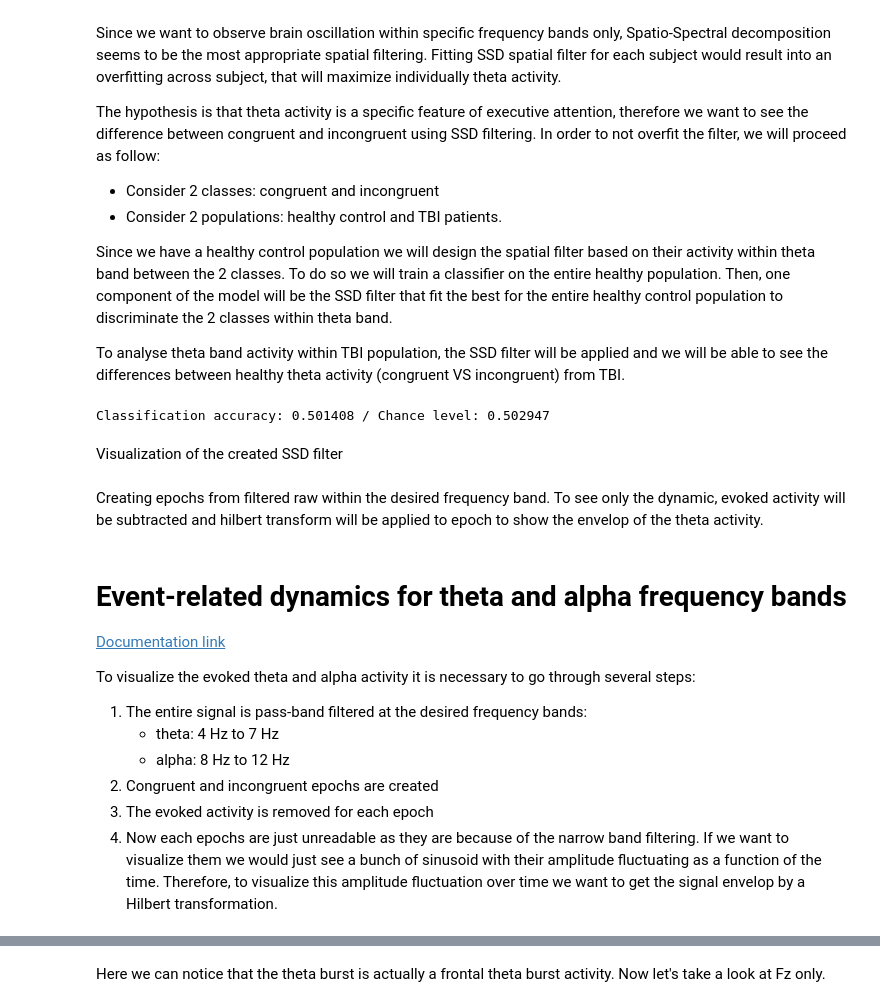
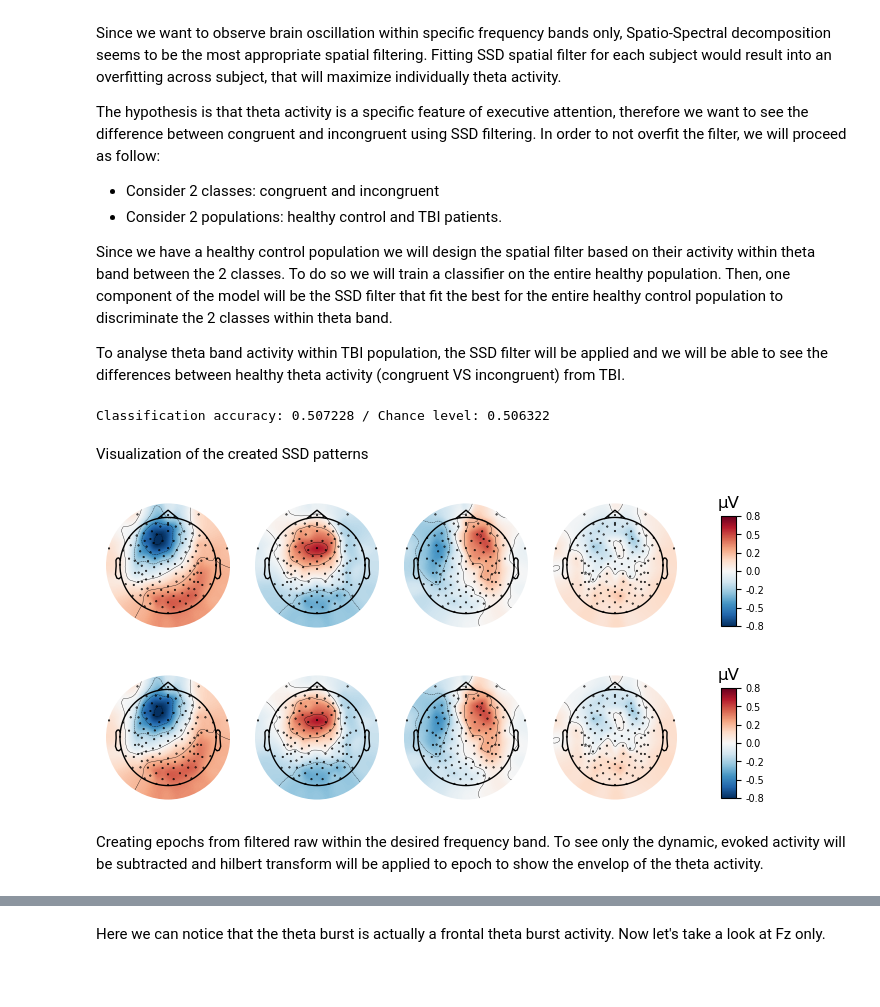
Before and after one commit to Sam54000/preprocessing_theta, a Jupyter notebook: New_MFF_MultiSubjectInluded.ipynb, the cells around one changed output, grey strips where cells are left out. Saved outputs shown, nothing was run; the diff lists cells and outputs as text; code cells hidden in the pictures; blank space fills up the shorter version.

```diff
--- a/New_MFF_MultiSubjectInluded.ipynb
+++ b/New_MFF_MultiSubjectInluded.ipynb
@@ -486,7 +496,7 @@ scores = []
 band = 'theta'
 
 
-cv = sklearn.model_selection.ShuffleSplit(50, train_size=0.7, test_size=0.3, random_state=42)
+cv = sklearn.model_selection.ShuffleSplit(50, train_size=0.4, test_size=0.3, random_state=42)
 cv_split = cv.split(epochs_data)
 
 # Assemble a classifier
@@ -515,10 +525,13 @@ class_balance = max(class_balance, 1. - class_balance)
 print("Classification accuracy: %f / Chance level: %f" % (np.mean(scores),
                                                           class_balance))
 # %% [output]
-Classification accuracy: 0.501408 / Chance level: 0.502947
+Classification accuracy: 0.507228 / Chance level: 0.506322
 # %% [markdown]
-Visualization of the created SSD filter
+Visualization of the created SSD patterns
 # %%
-filters_epochs = mne.EvokedArray(data=ssd.filters_[:4].T,
+patterns_epochs = mne.EvokedArray(data=ssd.patterns_[:4].T,
                                  info=ssd.info)
-filters_epochs.plot_topomap(units=dict(mag='A.U.'), time_format='')
+patterns_epochs.plot_topomap(units=dict(mag='A.U.'), time_format='')
+# %% [output]
+[figure, added]
+[figure, added]
@@ -525,13 +546,2 @@ filters_epochs.plot_topomap(units=dict(mag='A.U.'), time_format='')
 # %% [markdown]
 Creating epochs from filtered raw within the desired frequency band. To see only the dynamic, evoked activity will be subtracted and hilbert transform will be applied to epoch to show the envelop of the theta activity.
-# %% [markdown]
-# Event-related dynamics for theta and alpha frequency bands
-[Documentation link](https://mne.tools/stable/auto_examples/time_frequency/time_frequency_global_field_power.html)
-
-To visualize the evoked theta and alpha activity it is necessary to go through several steps:
-1. The entire signal is pass-band filtered at the desired frequency bands:
-    - theta: 4 Hz to 7 Hz
-    - alpha: 8 Hz to 12 Hz
-2. Congruent and incongruent epochs are created
-3. The evoked activity is removed for each epoch
-4. Now each epochs are just unreadable as they are because of the narrow band filtering. If we want to visualize them we would just see a bunch of sinusoid with their amplitude fluctuating as a function of the time. Therefore, to visualize this amplitude fluctuation over time we want to get the signal envelop by a Hilbert transformation.
```
Also changed, not shown: parts of 28 cells of this notebook.
